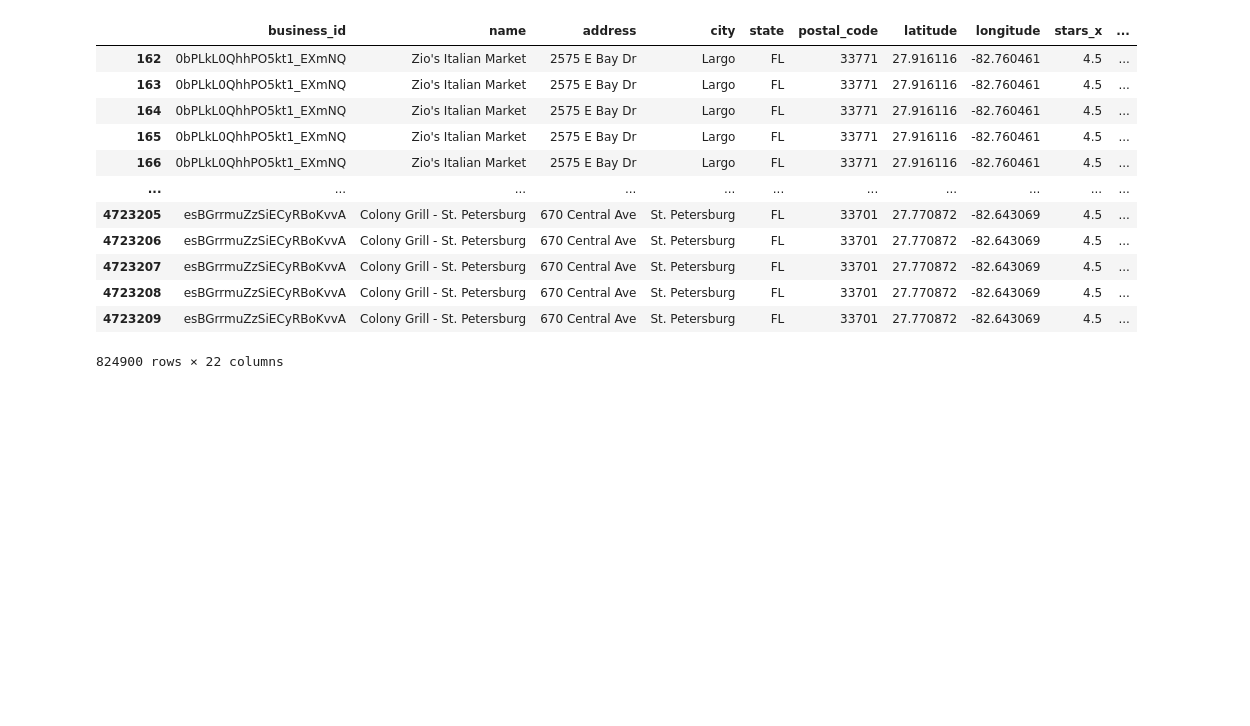
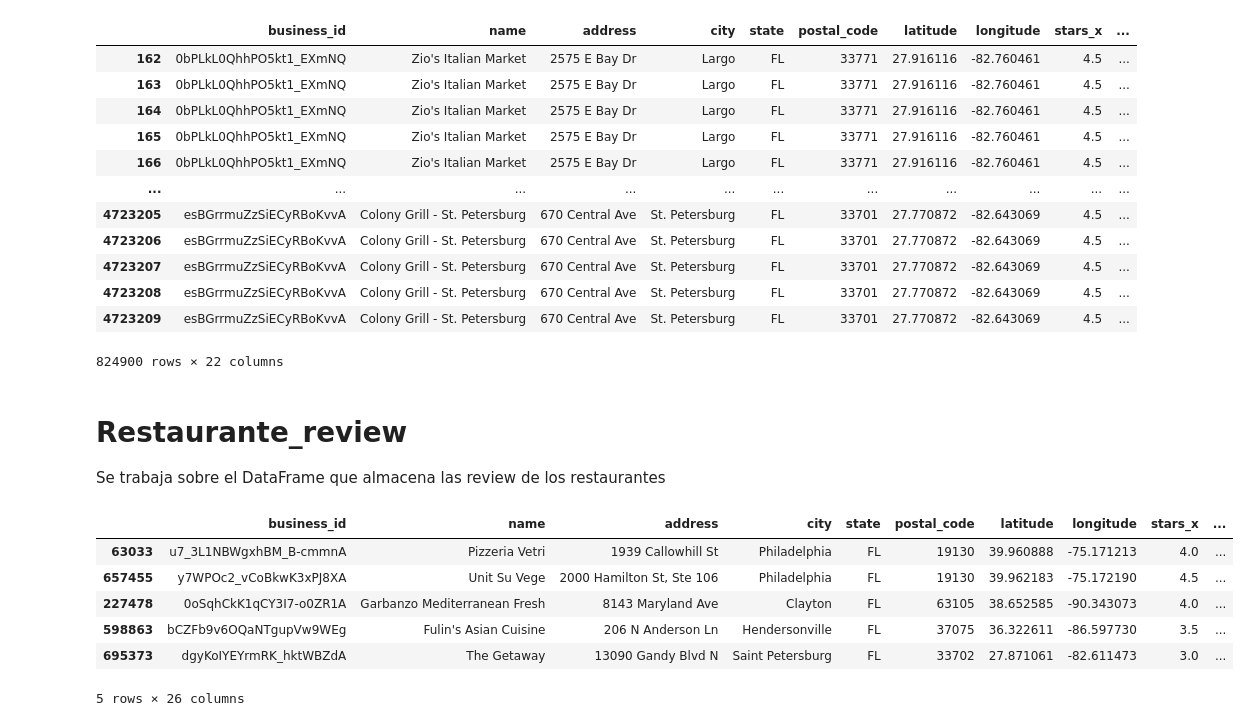
Before and after one commit to camillaneza/PF_Google_Yelp, a Jupyter notebook: ETL_Yelp.ipynb, the cells around one changed output. Saved outputs shown, nothing was run; the diff lists cells and outputs as text; code cells hidden in the pictures; blank space fills up the shorter version.

```diff
--- a/ETL_Yelp.ipynb
+++ b/ETL_Yelp.ipynb
@@ -455,3 +453,6 @@ df_restaurante_review
 824900 rows × 22 columns
 # %%
 restaurante_review.to_csv('data/Yelp/restaurante_review.csv',index = False)
+# %% [markdown]
+# Restaurante_review
+Se trabaja sobre el DataFrame que almacena las review de los restaurantes
@@ -457,0 +461,10 @@ restaurante_review.to_csv('data/Yelp/restaurante_review.csv',index = False)
+# %%
+df_restaurante_review.sample(5)
+# %% [output]
+|  | business_id | name | address | city | state | postal_code | latitude | longitude | stars_x | ... |
+| 63033 | u7_3L1NBWgxhBM_B-cmmnA | Pizzeria Vetri | 1939 Callowhill St | Philadelphia | FL | 19130 | 39.960888 | -75.171213 | 4.0 | ... |
+| 657455 | y7WPOc2_vCoBkwK3xPJ8XA | Unit Su Vege | 2000 Hamilton St, Ste 106 | Philadelphia | FL | 19130 | 39.962183 | -75.172190 | 4.5 | ... |
+| 227478 | 0oSqhCkK1qCY3I7-o0ZR1A | Garbanzo Mediterranean Fresh | 8143 Maryland Ave | Clayton | FL | 63105 | 38.652585 | -90.343073 | 4.0 | ... |
+| 598863 | bCZFb9v6OQaNTgupVw9WEg | Fulin's Asian Cuisine | 206 N Anderson Ln | Hendersonville | FL | 37075 | 36.322611 | -86.597730 | 3.5 | ... |
+| 695373 | dgyKoIYEYrmRK_hktWBZdA | The Getaway | 13090 Gandy Blvd N | Saint Petersburg | FL | 33702 | 27.871061 | -82.611473 | 3.0 | ... |
+5 rows × 26 columns
```
Also changed, not shown: parts of 5 cells of this notebook, 1 other file.
